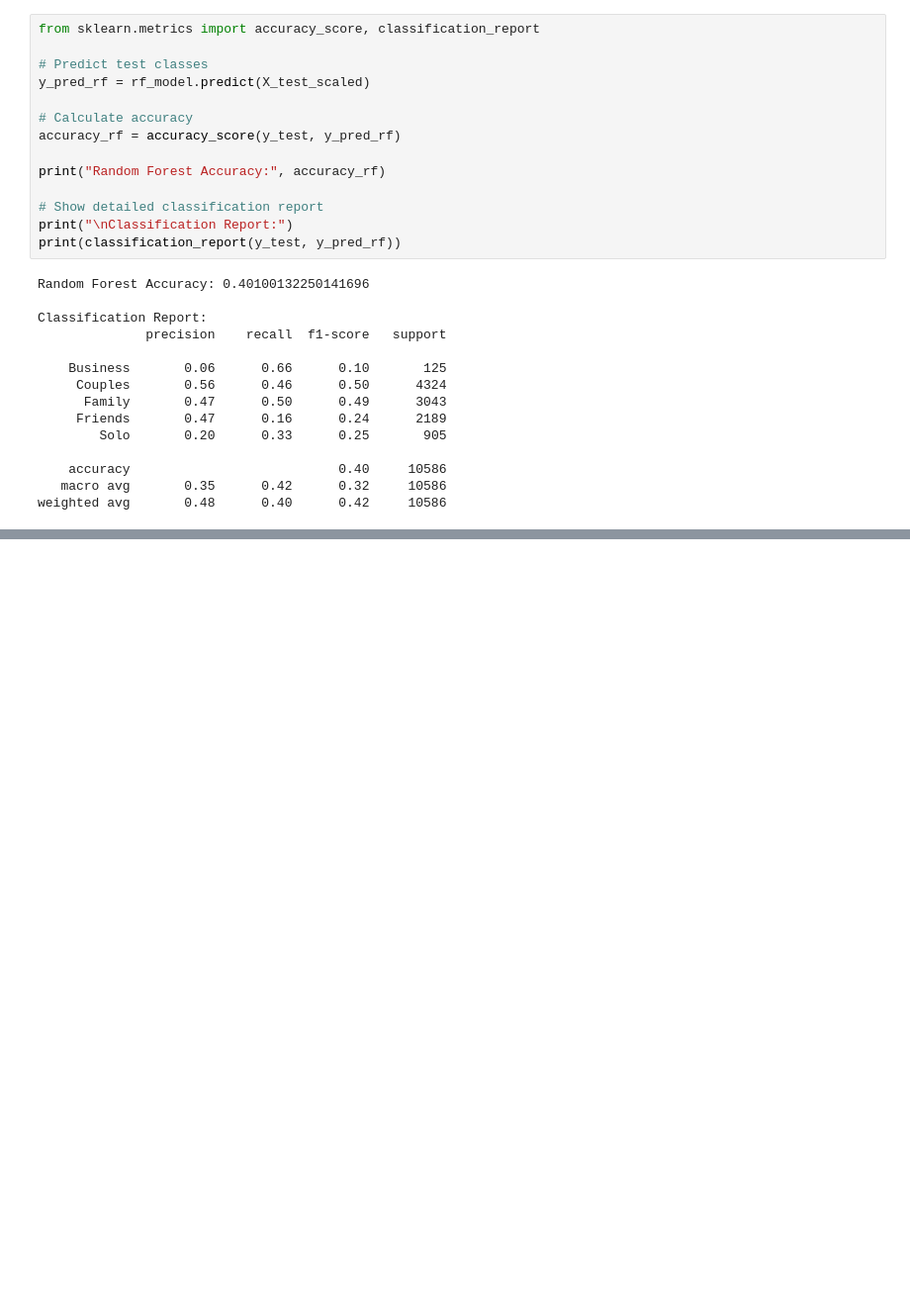
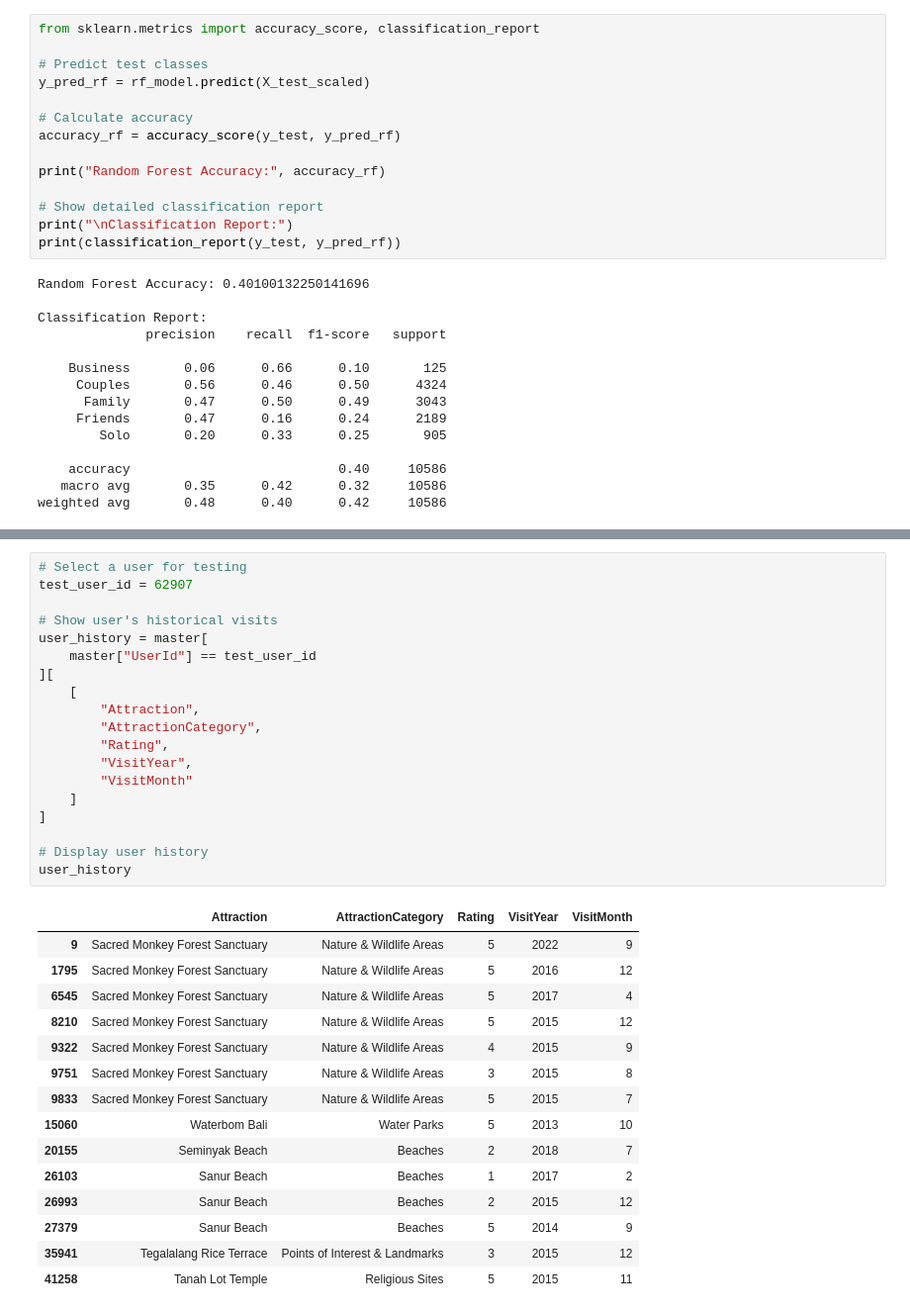
Before and after one commit to yuvrajgameti09/Tourism-Experience-Analytics, a Jupyter notebook: tourism_analysis.ipynb, the cells around one changed output, grey strips where cells are left out. Shown at 99% size. Cells and saved outputs as stored; diff of their text form; blank space fills up the shorter version.

```diff
--- a/tourism_analysis.ipynb
+++ b/tourism_analysis.ipynb
@@ -1794,0 +2425,35 @@ weighted avg       0.48      0.40      0.42     10586
+# %%
+# Select a user for testing
+test_user_id = 62907
+
+# Show user's historical visits
+user_history = master[
+    master["UserId"] == test_user_id
+][
+    [
+        "Attraction",
+        "AttractionCategory",
+        "Rating",
+        "VisitYear",
+        "VisitMonth"
+    ]
+]
+
+# Display user history
+user_history
+# %% [output]
+|  | Attraction | AttractionCategory | Rating | VisitYear | VisitMonth |
+| 9 | Sacred Monkey Forest Sanctuary | Nature & Wildlife Areas | 5 | 2022 | 9 |
+| 1795 | Sacred Monkey Forest Sanctuary | Nature & Wildlife Areas | 5 | 2016 | 12 |
+| 6545 | Sacred Monkey Forest Sanctuary | Nature & Wildlife Areas | 5 | 2017 | 4 |
+| 8210 | Sacred Monkey Forest Sanctuary | Nature & Wildlife Areas | 5 | 2015 | 12 |
+| 9322 | Sacred Monkey Forest Sanctuary | Nature & Wildlife Areas | 4 | 2015 | 9 |
+| 9751 | Sacred Monkey Forest Sanctuary | Nature & Wildlife Areas | 3 | 2015 | 8 |
+| 9833 | Sacred Monkey Forest Sanctuary | Nature & Wildlife Areas | 5 | 2015 | 7 |
+| 15060 | Waterbom Bali | Water Parks | 5 | 2013 | 10 |
+| 20155 | Seminyak Beach | Beaches | 2 | 2018 | 7 |
+| 26103 | Sanur Beach | Beaches | 1 | 2017 | 2 |
+| 26993 | Sanur Beach | Beaches | 2 | 2015 | 12 |
+| 27379 | Sanur Beach | Beaches | 5 | 2014 | 9 |
+| 35941 | Tegalalang Rice Terrace | Points of Interest & Landmarks | 3 | 2015 | 12 |
+| 41258 | Tanah Lot Temple | Religious Sites | 5 | 2015 | 11 |
```
Also changed, not shown: parts of 25 cells of this notebook, 5 other files.
